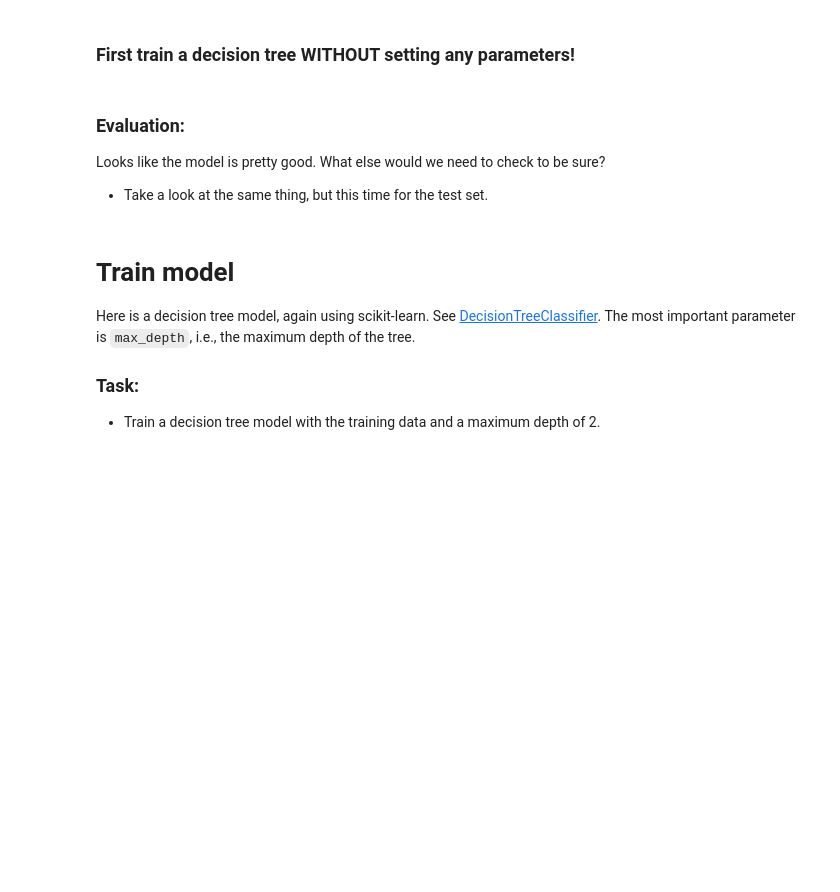
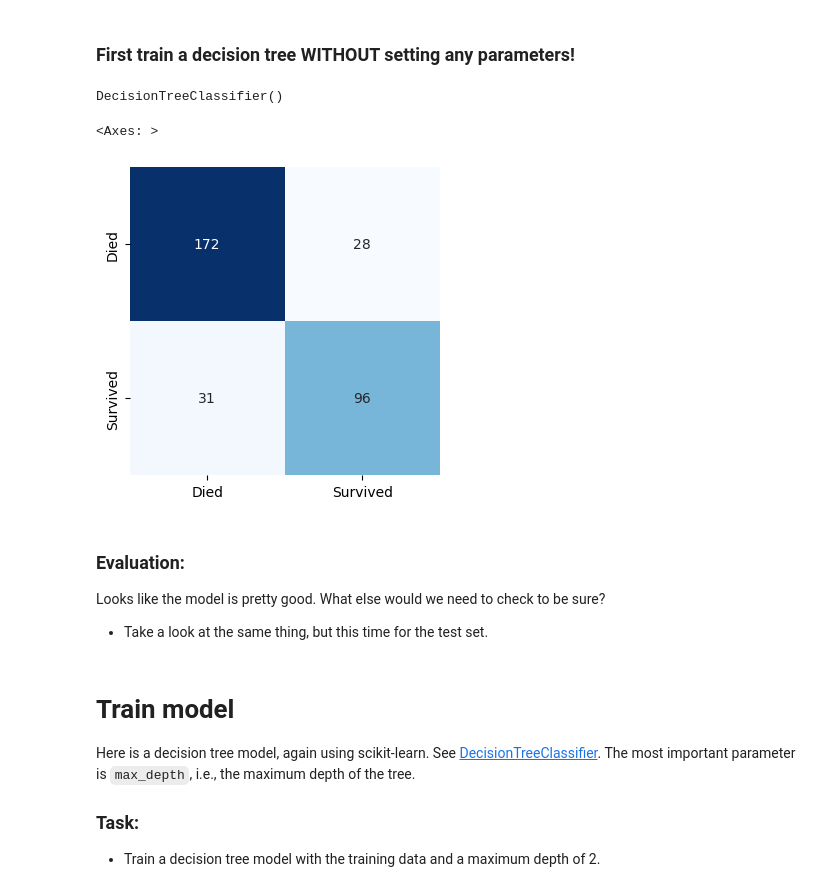
Before and after one commit to SanderTeb/DataScience, a Jupyter notebook: data_science_live_coding_mmi_06_machine_learning_template.ipynb, the cells around one changed output. Drawn from its saved outputs; the diff is of its cells as text; code cells hidden in the pictures; blank space fills up the shorter version.

```diff
--- a/data_science_live_coding_mmi_06_machine_learning_template.ipynb
+++ b/data_science_live_coding_mmi_06_machine_learning_template.ipynb
@@ -83,0 +156,2 @@ Tip: Avoid duplicating the same information. So there is no need for "Sex_male"
+# %%
+data_cleaned= data_cleaned.drop(columns= 'PassengerId')
@@ -199,7 +331,7 @@ from sklearn.model_selection import train_test_split
 # Train-test split
 X_train, X_test, y_train, y_test = train_test_split(
     X, y,
-    test_size=#add,
+    test_size=0.25,
     random_state=0
 )
 
@@ -212,17 +351,22 @@ X_train.head()
 from sklearn.tree import DecisionTreeClassifier
 
 tree = DecisionTreeClassifier()  # do NOT add any parameters here --> we will use the default settings
-tree.fit(# add code here)
+tree.fit(X_train, y_train)
+# %% [output]
+DecisionTreeClassifier()
 # %%
 # Now let's make some predictions...
-prediction_survival = ...
+prediction_survival = tree.predict(X_test)
 # %%
 fig, ax = plt.subplots(figsize=(4, 4))
 
-sb.heatmap(confusion_matrix(y_train, prediction_survival),
+sb.heatmap(confusion_matrix(y_test, prediction_survival),
            annot=True, cmap="Blues", cbar=False, fmt=".0f",
            xticklabels=["Died", "Survived"],
            yticklabels=["Died", "Survived"])
+# %% [output]
+<Axes: >
+[figure, added]
 # %% [markdown]
 ### Evaluation:
 Looks like the model is pretty good. What else would we need to check to be sure?
```
Also changed, not shown: parts of 23 cells of this notebook, 8 other files.
